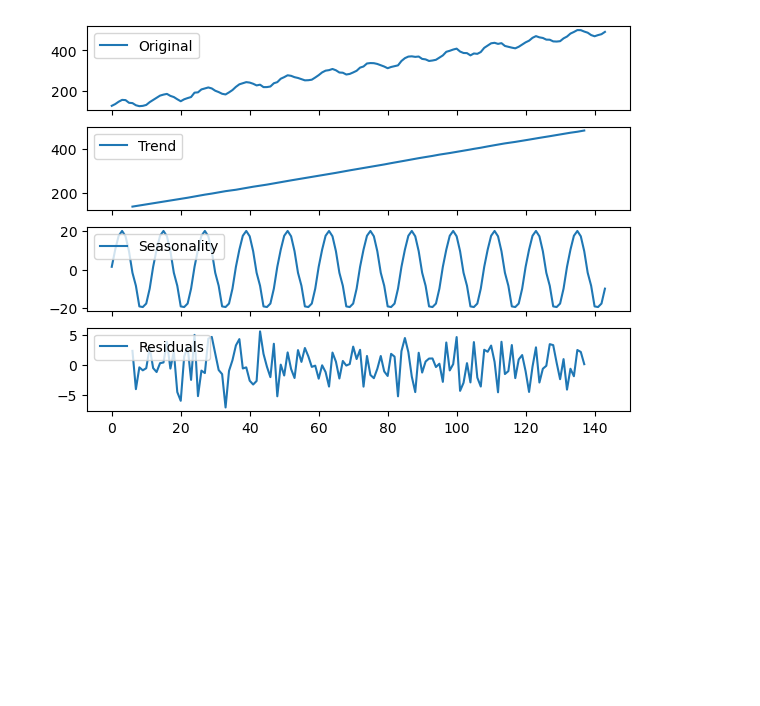
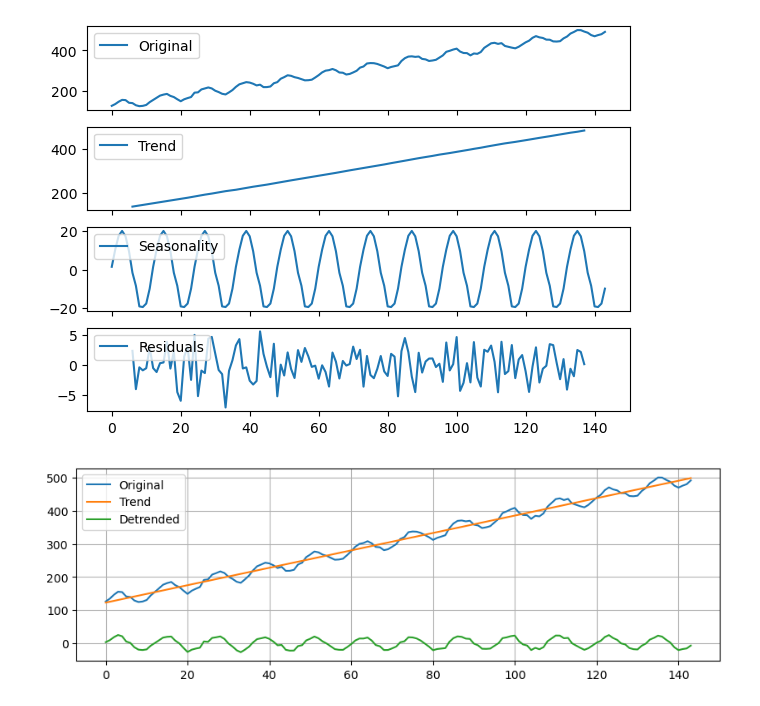
Before and after one commit to ramizMech/python-time-series-excercises, a Jupyter notebook: notebooks/Ex1.ipynb, the cells around one changed output. Drawn from its saved outputs; the diff is of its cells as text; code cells hidden in the pictures; blank space fills up the shorter version.

```diff
--- a/notebooks/Ex1.ipynb
+++ b/notebooks/Ex1.ipynb
@@ -51,2 +51,15 @@ seas_decomp_plots(time_series,additive_decomposition )
 # %% [output]
 [figure]
+# %%
+slope, intercept = np.polyfit(np.arange(len(time_series)), time_series, 1)
+estimated_trend = np.arange(len(time_series)) * slope + intercept
+detrended = time_series - estimated_trend
+
+plt.figure(figsize=(10, 3))
+plt.plot(time_series, label='Original')
+plt.plot(estimated_trend, label='Trend')
+plt.plot(detrended, label='Detrended')
+plt.grid()
+plt.legend();
+# %% [output]
+[figure, added]
```
Also changed, not shown: parts of 4 cells of this notebook, 1 other file.
